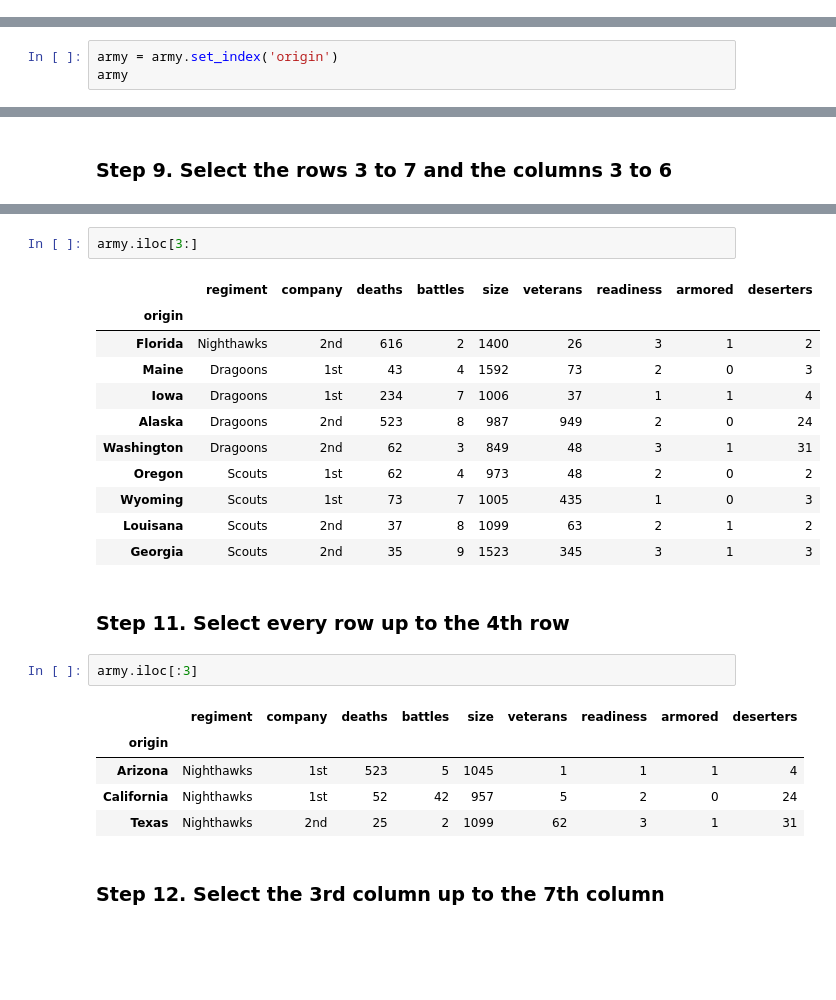
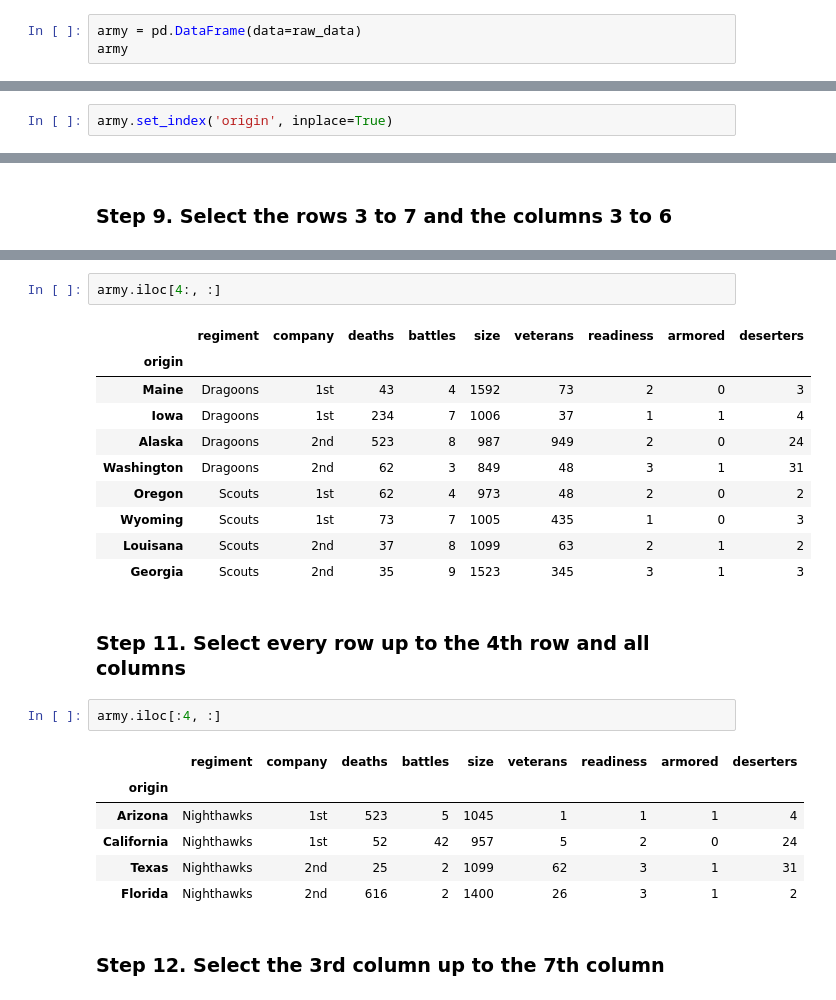
Before and after one commit to guipsamora/pandas_exercises, a Jupyter notebook: 02_Filtering_&_Sorting/Fictional Army/Exercise_with_solutions.ipynb, the cells around one changed output, grey strips where cells are left out. Cells and saved outputs as stored; diff of their text form; blank space fills up the shorter version.

```diff
--- a/02_Filtering_&_Sorting/Fictional Army/Exercise_with_solutions.ipynb
+++ b/02_Filtering_&_Sorting/Fictional Army/Exercise_with_solutions.ipynb
@@ -32,0 +31,3 @@ army = pd.DataFrame(raw_data, columns = ['regiment', 'company', 'deaths', 'battl
+# %%
+army = pd.DataFrame(data=raw_data)
+army
@@ -33,5 +48,4 @@ army = pd.DataFrame(raw_data, columns = ['regiment', 'company', 'deaths', 'battl
 # %% [markdown]
 ### Step 4. Set the 'origin' colum as the index of the dataframe
 # %%
-army = army.set_index('origin')
-army
+army.set_index('origin', inplace=True)
@@ -123,9 +121,8 @@ army.iloc[3:7, 3:6]
 # %%
-army.iloc[3:]
+army.iloc[4:, :]
 # %% [output]
 |  | regiment | company | deaths | battles | size | veterans | readiness | armored | deserters |
 | origin |  |  |  |  |  |  |  |  |  |
-| Florida | Nighthawks | 2nd | 616 | 2 | 1400 | 26 | 3 | 1 | 2 |
 | Maine | Dragoons | 1st | 43 | 4 | 1592 | 73 | 2 | 0 | 3 |
 | Iowa | Dragoons | 1st | 234 | 7 | 1006 | 37 | 1 | 1 | 4 |
 | Alaska | Dragoons | 2nd | 523 | 8 | 987 | 949 | 2 | 0 | 24 |
@@ -135,14 +132,15 @@ army.iloc[3:]
 | Louisana | Scouts | 2nd | 37 | 8 | 1099 | 63 | 2 | 1 | 2 |
 | Georgia | Scouts | 2nd | 35 | 9 | 1523 | 345 | 3 | 1 | 3 |
 # %% [markdown]
-### Step 11. Select every row up to the 4th row
+### Step 11. Select every row up to the 4th row and all columns
 # %%
-army.iloc[:3]
+army.iloc[:4, :]
 # %% [output]
 |  | regiment | company | deaths | battles | size | veterans | readiness | armored | deserters |
 | origin |  |  |  |  |  |  |  |  |  |
 | Arizona | Nighthawks | 1st | 523 | 5 | 1045 | 1 | 1 | 1 | 4 |
 | California | Nighthawks | 1st | 52 | 42 | 957 | 5 | 2 | 0 | 24 |
 | Texas | Nighthawks | 2nd | 25 | 2 | 1099 | 62 | 3 | 1 | 31 |
+| Florida | Nighthawks | 2nd | 616 | 2 | 1400 | 26 | 3 | 1 | 2 |
 # %% [markdown]
 ### Step 12. Select the 3rd column up to the 7th column
```
Also changed, not shown: parts of 17 cells of this notebook, 1 other file.
